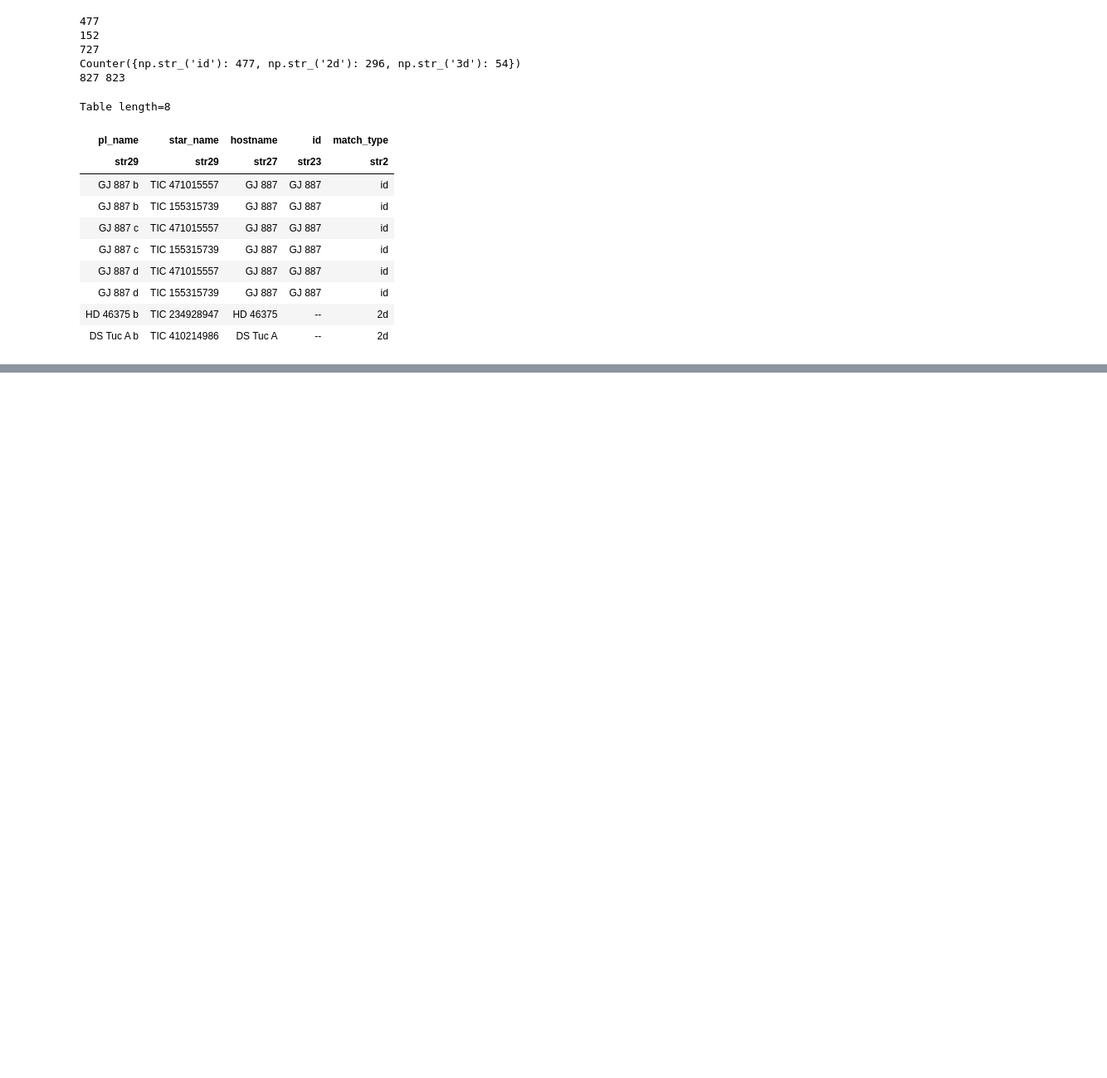
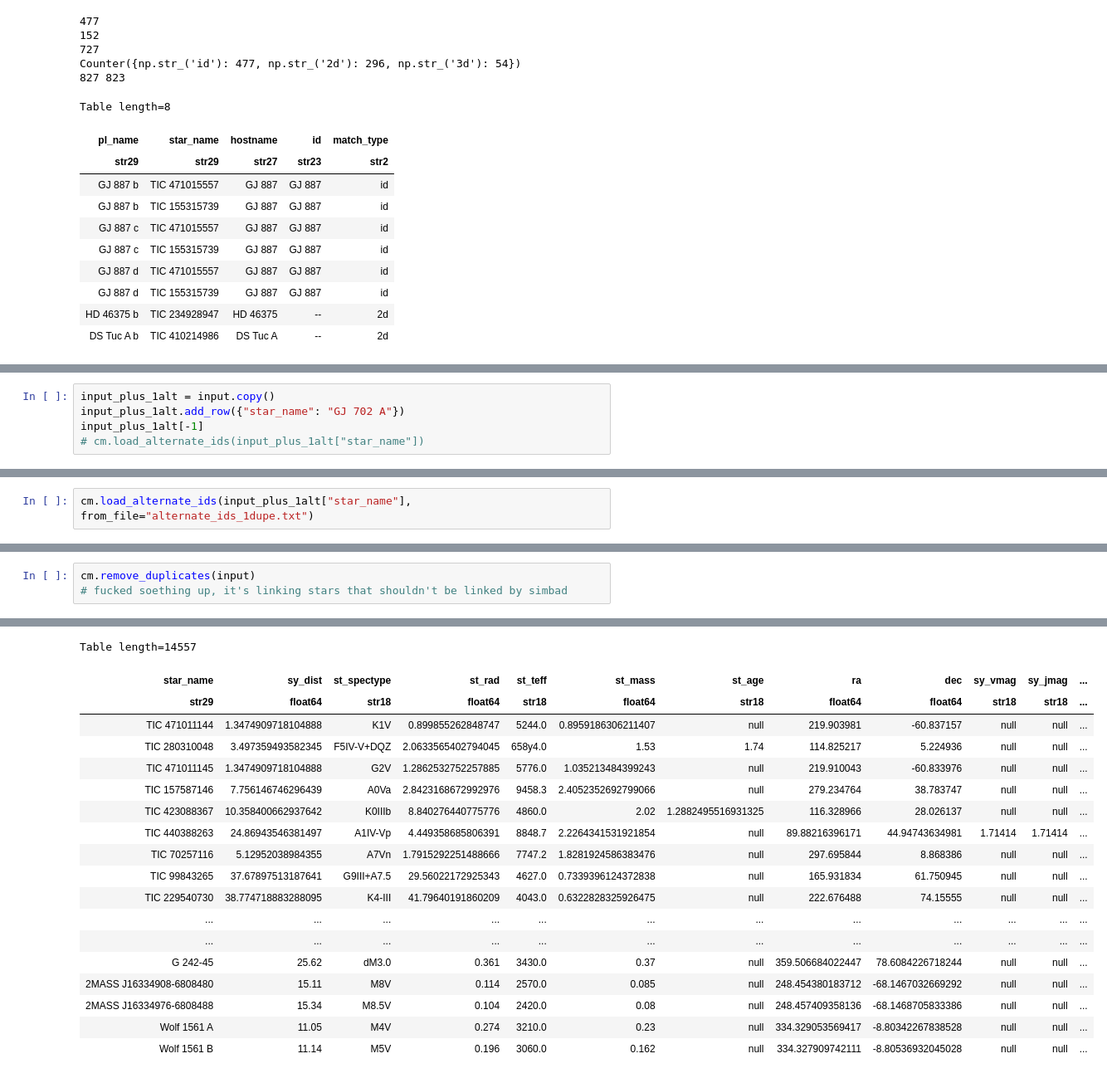
Before and after one commit to JoshuaDreier/ExoplanetCrossmatcher, a Jupyter notebook: class_testing_sandbox.ipynb, the cells around one changed output, grey strips where cells are left out. Shown at 83% size. Cells and saved outputs as stored; diff of their text form; blank space fills up the shorter version.

Commit message:
added duplicate identification (duplicate removal remains tbd)

```diff
--- a/class_testing_sandbox.ipynb
+++ b/class_testing_sandbox.ipynb
@@ -150,0 +218,5 @@ Table length=8
+# %%
+input_plus_1alt = input.copy()
+input_plus_1alt.add_row({"star_name": "GJ 702 A"})
+input_plus_1alt[-1]
+# cm.load_alternate_ids(input_plus_1alt["star_name"])
@@ -150,0 +245,2 @@ Table length=8
+# %%
+cm.load_alternate_ids(input_plus_1alt["star_name"], from_file="alternate_ids_1dupe.txt")
@@ -150,0 +320,4 @@ Table length=8
+# %%
+cm.remove_duplicates(input)
+# fucked soething up, it's linking stars that shouldn't be linked by simbad
+# %% [output]
@@ -150,0 +341,19 @@ Table length=8
+Table length=14557
+| star_name | sy_dist | st_spectype | st_rad | st_teff | st_mass | st_age | ra | dec | sy_vmag | sy_jmag | ... |
+| str29 | float64 | str18 | float64 | str18 | float64 | str18 | float64 | float64 | str18 | str18 | ... |
+| TIC 471011144 | 1.3474909718104888 | K1V | 0.899855262848747 | 5244.0 | 0.8959186306211407 | null | 219.903981 | -60.837157 | null | null | ... |
+| TIC 280310048 | 3.497359493582345 | F5IV-V+DQZ | 2.0633565402794045 | 658y4.0 | 1.53 | 1.74 | 114.825217 | 5.224936 | null | null | ... |
+| TIC 471011145 | 1.3474909718104888 | G2V | 1.2862532752257885 | 5776.0 | 1.035213484399243 | null | 219.910043 | -60.833976 | null | null | ... |
+| TIC 157587146 | 7.756146746296439 | A0Va | 2.8423168672992976 | 9458.3 | 2.4052352692799066 | null | 279.234764 | 38.783747 | null | null | ... |
+| TIC 423088367 | 10.358400662937642 | K0IIIb | 8.840276440775776 | 4860.0 | 2.02 | 1.2882495516931325 | 116.328966 | 28.026137 | null | null | ... |
+| TIC 440388263 | 24.86943546381497 | A1IV-Vp | 4.449358685806391 | 8848.7 | 2.2264341531921854 | null | 89.88216396171 | 44.94743634981 | 1.71414 | 1.71414 | ... |
+| TIC 70257116 | 5.12952038984355 | A7Vn | 1.7915292251488666 | 7747.2 | 1.8281924586383476 | null | 297.695844 | 8.868386 | null | null | ... |
+| TIC 99843265 | 37.67897513187641 | G9III+A7.5 | 29.56022172925343 | 4627.0 | 0.7339396124372838 | null | 165.931834 | 61.750945 | null | null | ... |
+| TIC 229540730 | 38.774718883288095 | K4-III | 41.79640191860209 | 4043.0 | 0.6322828325926475 | null | 222.676488 | 74.15555 | null | null | ... |
+| ... | ... | ... | ... | ... | ... | ... | ... | ... | ... | ... | ... |
+| ... | ... | ... | ... | ... | ... | ... | ... | ... | ... | ... | ... |
+| G 242-45 | 25.62 | dM3.0 | 0.361 | 3430.0 | 0.37 | null | 359.506684022447 | 78.6084226718244 | null | null | ... |
+| 2MASS J16334908-6808480 | 15.11 | M8V | 0.114 | 2570.0 | 0.085 | null | 248.454380183712 | -68.1467032669292 | null | null | ... |
+| 2MASS J16334976-6808488 | 15.34 | M8.5V | 0.104 | 2420.0 | 0.08 | null | 248.457409358136 | -68.1468705833386 | null | null | ... |
+| Wolf 1561 A | 11.05 | M4V | 0.274 | 3210.0 | 0.23 | null | 334.329053569417 | -8.80342267838528 | null | null | ... |
+| Wolf 1561 B | 11.14 | M5V | 0.196 | 3060.0 | 0.162 | null | 334.327909742111 | -8.80536932045028 | null | null | ... |
```
Also changed, not shown: parts of 13 cells of this notebook, 5 other files.
